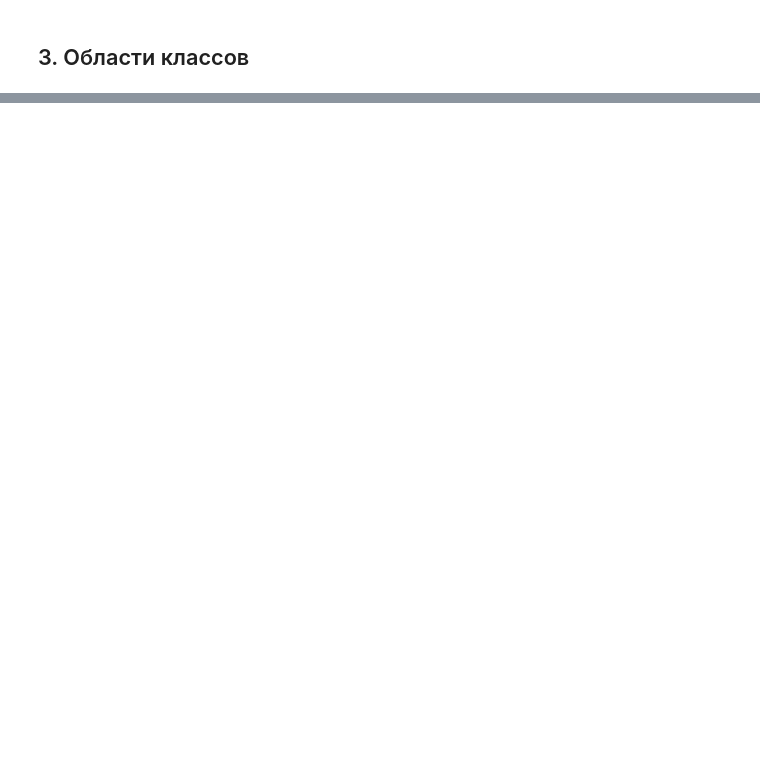
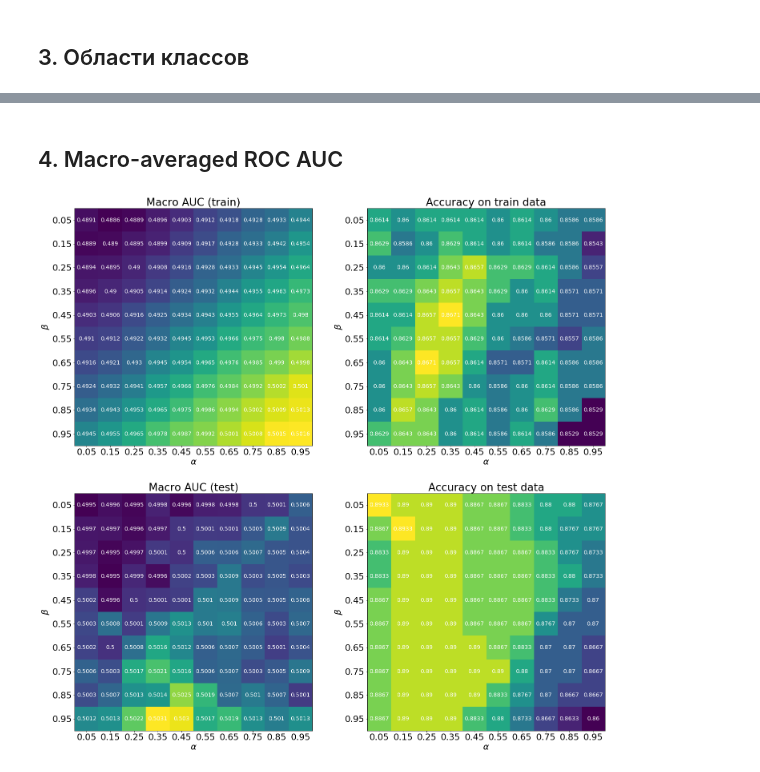
Before and after one commit to BobNobrain/ml-labs, a Jupyter notebook: 2/lab2.ipynb, the cells around one changed output, grey strips where cells are left out. Drawn from its saved outputs; the diff is of its cells as text; code cells hidden in the pictures; blank space fills up the shorter version.

```diff
--- a/2/lab2.ipynb
+++ b/2/lab2.ipynb
@@ -326,0 +350,16 @@ plt.show()
+# %%
+fig, ax = plt.subplots(3, 2)
+fig.set_size_inches(24, 24)
+
+canvases = [ax[0][0], ax[0][1], ax[1][0], ax[1][1], ax[2][0], ax[2][1]]
+
+for i in range(6):
+    canvas = canvases[i]
+    params = parameters[i]
+    class_map = maps[i]
+    draw_map(class_map, canvas, data_size=4)
+    canvas.set_title('$\\alpha={alpha}, \\beta={beta}$'.format(**params))
+    canvas.set_xlabel('x1')
+    canvas.set_ylabel('x2')
+
+plt.show();
@@ -326,0 +368,2 @@ plt.show()
+# %% [markdown]
+## 4. Macro-averaged ROC AUC
@@ -326,0 +414,54 @@ plt.show()
+# %%
+auc_matrix_train, auc_matrix_test = mk_auc_matrices(acc_matrix_size)
+# %%
+fig, ax = plt.subplots(2, 2)
+fig.set_size_inches(24, 24)
+
+heatmap(
+    auc_matrix_train.T,
+    canvas=ax[0][0],
+    title='Macro AUC (train)',
+    xlabels=np.round(np.linspace(0.05, 0.95, acc_matrix_size), 2),
+    ylabels=np.round(np.linspace(0.05, 0.95, acc_matrix_size), 2),
+    digit_size=14
+)
+ax[0][0].set_xlabel('$\\alpha$')
+ax[0][0].set_ylabel('$\\beta$')
+
+heatmap(
+    auc_matrix_test.T,
+    canvas=ax[1][0],
+    title='Macro AUC (test)',
+    xlabels=np.round(np.linspace(0.05, 0.95, acc_matrix_size), 2),
+    ylabels=np.round(np.linspace(0.05, 0.95, acc_matrix_size), 2),
+    digit_size=14
+)
+ax[1][0].set_xlabel('$\\alpha$')
+ax[1][0].set_ylabel('$\\beta$')
+
+# accuracies
+heatmap(
+    acc_matrix_train.T,
+    canvas=ax[0][1],
+    title='Accuracy on train data',
+    xlabels=np.round(np.linspace(0.05, 0.95, acc_matrix_size), 2),
+    ylabels=np.round(np.linspace(0.05, 0.95, acc_matrix_size), 2),
+    digit_size=14
+)
+ax[0][1].set_xlabel('$\\alpha$')
+ax[0][1].set_ylabel('$\\beta$')
+
+heatmap(
+    acc_matrix_test.T,
+    canvas=ax[1][1],
+    title='Accuracy on test data',
+    xlabels=np.round(np.linspace(0.05, 0.95, acc_matrix_size), 2),
+    ylabels=np.round(np.linspace(0.05, 0.95, acc_matrix_size), 2),
+    digit_size=14
+)
+ax[1][1].set_xlabel('$\\alpha$')
+ax[1][1].set_ylabel('$\\beta$')
+
+plt.show()
+# %% [output]
+[figure, added]
```
Also changed, not shown: parts of 11 cells of this notebook.
